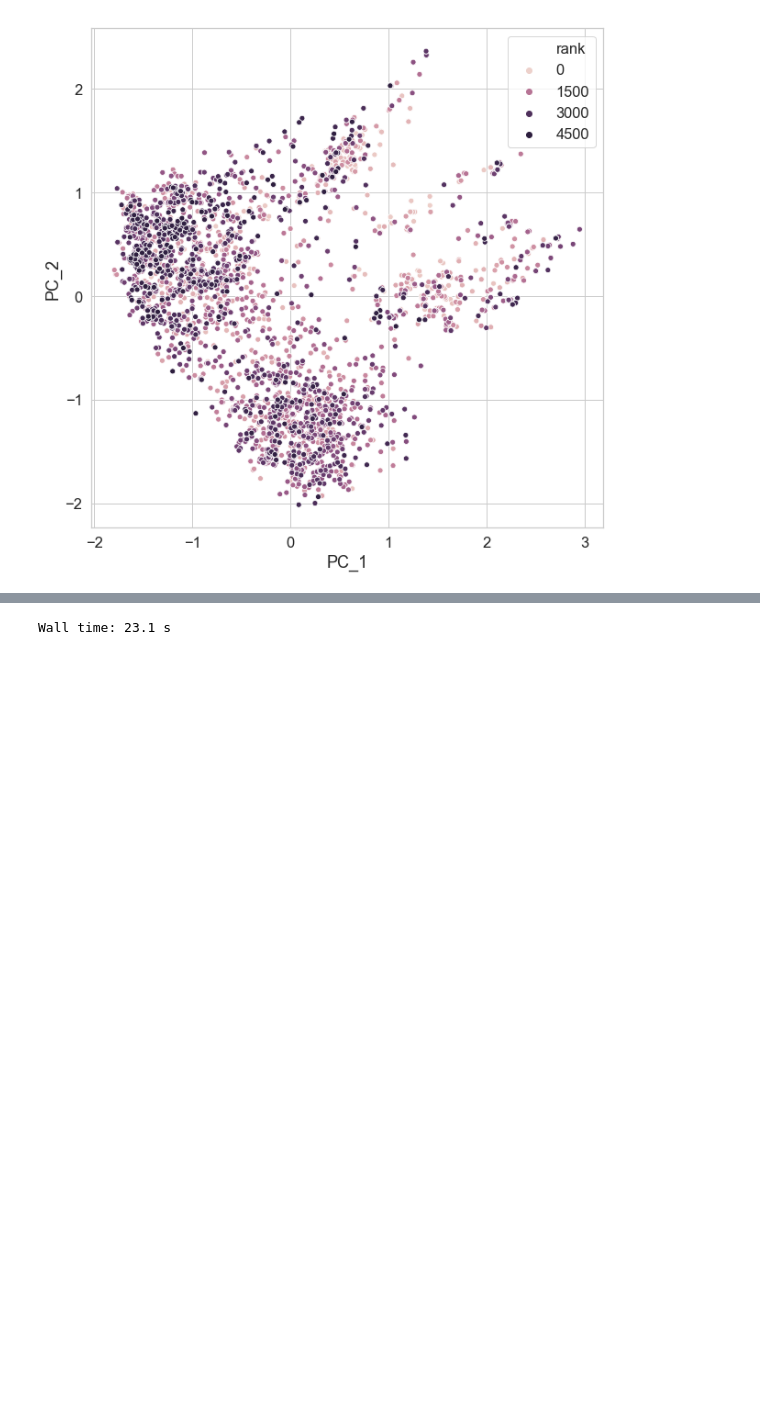
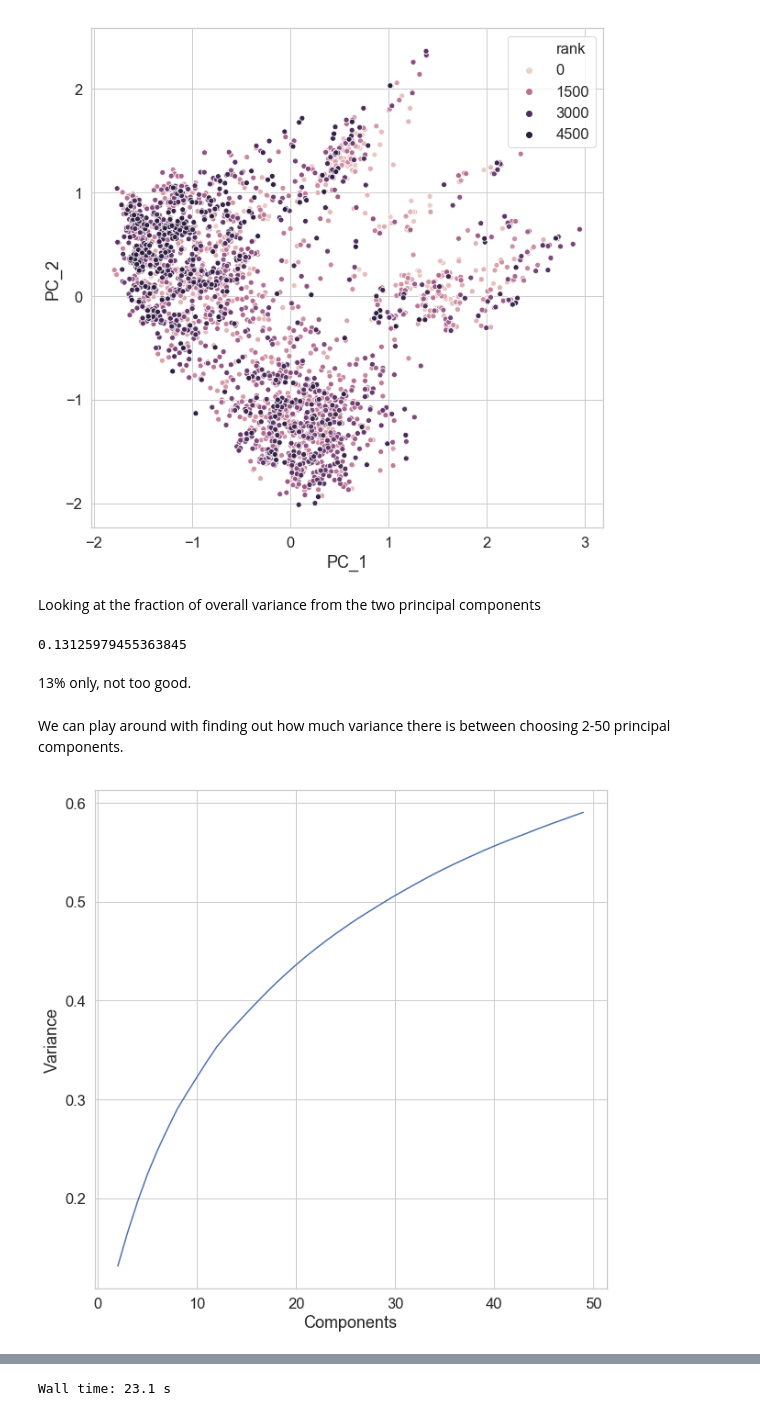
Before and after one commit to jrodguez/des-basis-set, a Jupyter notebook: scripts/rdkit/visualizing_design_space.ipynb, the cells around one changed output, grey strips where cells are left out. Drawn from its saved outputs; the diff is of its cells as text; code cells hidden in the pictures; blank space fills up the shorter version.

```diff
--- a/scripts/rdkit/visualizing_design_space.ipynb
+++ b/scripts/rdkit/visualizing_design_space.ipynb
@@ -45,5 +45,3 @@ hbd.head(50)
 | 47 | 40895 | CCC(COC)O | True | ['H226'] | 0 | 100.000000 | 55.000000 | ... |
 | 48 | 85854 | CCC(CO)OC | True | ['H226'] | 0 | 100.000000 | 55.000000 | ... |
 | 49 | 12651696 | CCC(COC)O | True | ['H226'] | 0 | 100.000000 | 55.000000 | ... |
-# %%
-smiles_list = hbd.HBD_smiles.tolist()
@@ -140,3 +120,34 @@ Make a plot of the principal components.
 ax = sns.scatterplot(data=crds_df,x="PC_1",y="PC_2", hue="rank")
 # %% [output]
 [figure]
+# %% [markdown]
+Looking at the fraction of overall variance from the two principal components
+# %%
+var = np.sum(pca.explained_variance_ratio_)
+var
+# %% [output]
+0.13125979455363845
+# %% [markdown]
+13% only, not too good.
+# %% [markdown]
+We can play around with finding out how much variance there is between choosing 2-50 principal components.
+# %%
+def evaluate_components(fp_list):
+    res = []
+    for n_comp in tqdm(range(2,50)):
+        pca = PCA(n_components=n_comp)
+        crds = pca.fit_transform(fp_list)
+        var = np.sum(pca.explained_variance_ratio_)
+        res.append([n_comp,var])
+    return res
+
+# Run the function above on our fingerprint list
+comp_res = evaluate_components(fp_list)
+
+#Put these results into a dataframe
+res_df = pd.DataFrame(comp_res,columns=["Components","Variance"])
+
+#Make a line plot of the number of components vs the variance explained
+ax = sns.lineplot(data=res_df,x="Components",y="Variance")
+# %% [output]
+[figure, added]
```
Also changed, not shown: parts of 33 cells of this notebook, 2 other files.
